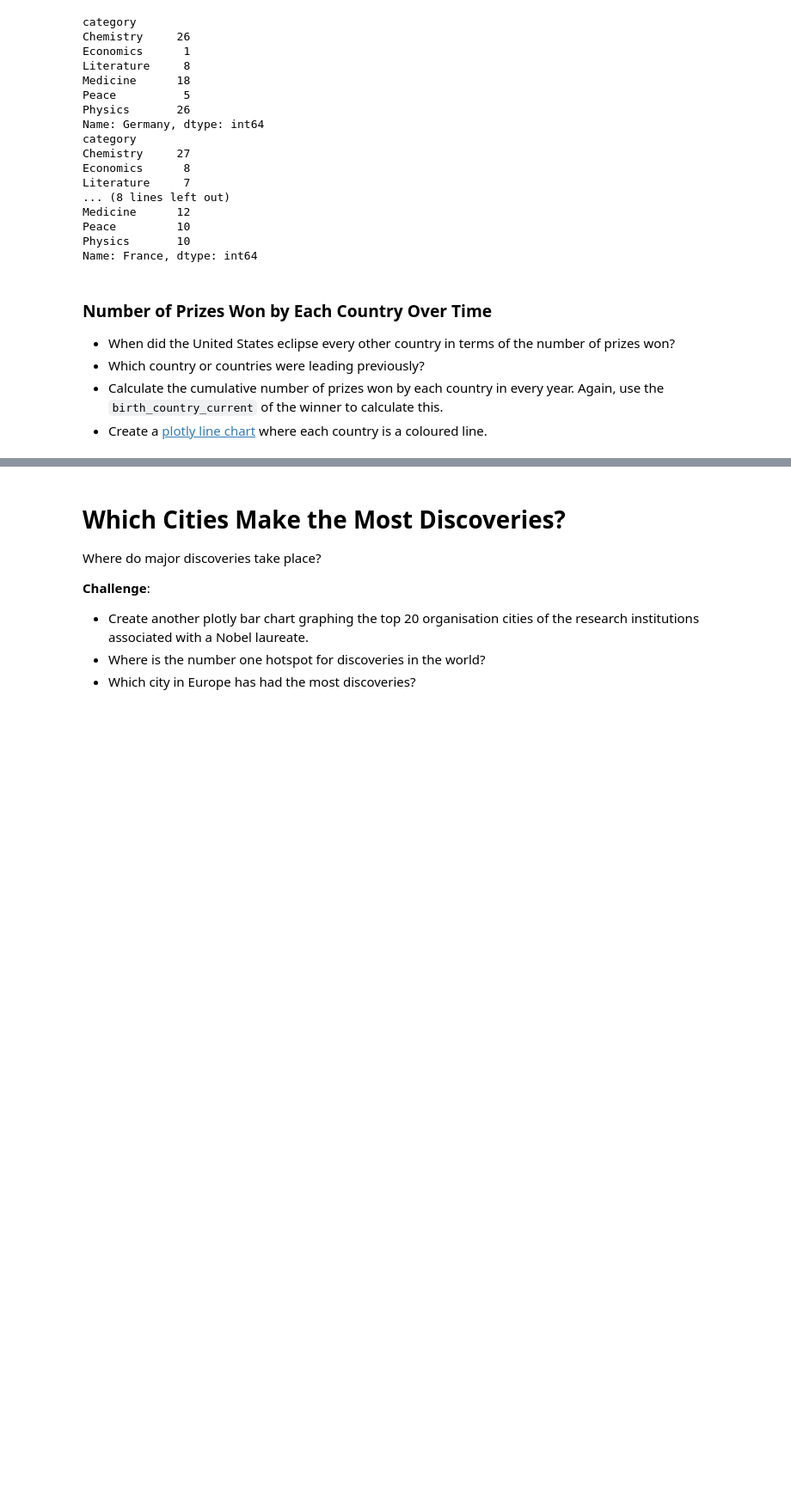
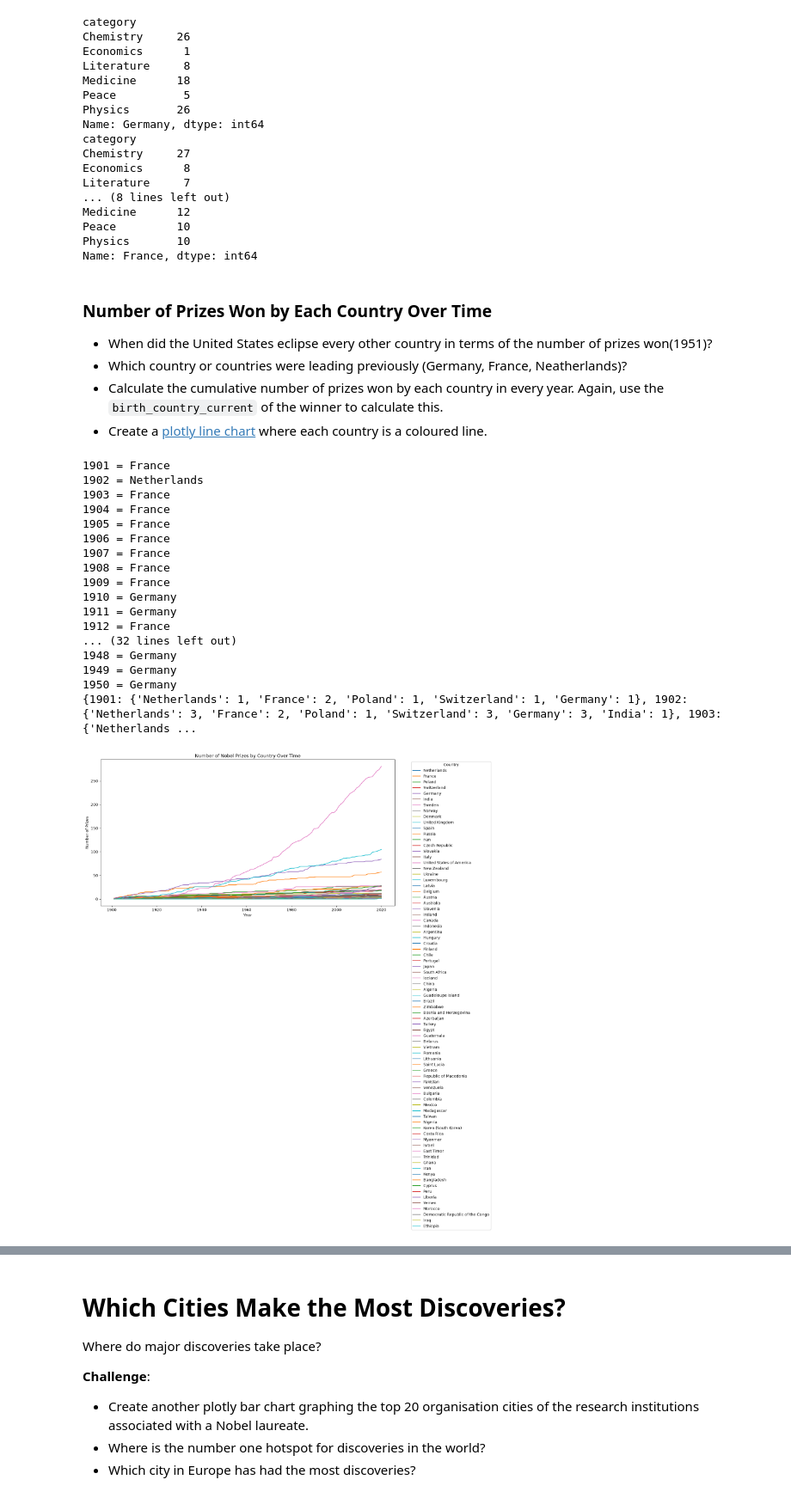
Before and after one commit to Aman88600/100-days-of-code, a Jupyter notebook: Day_79/Nobel+Prize+Analysis+Start/Nobel_Prize_Analysis_(start).ipynb, the cells around one changed output, grey strips where cells are left out. Shown at 86% size. Cells and saved outputs as stored; diff of their text form; code cells hidden in the pictures; blank space fills up the shorter version.

```diff
--- a/Day_79/Nobel+Prize+Analysis+Start/Nobel_Prize_Analysis_(start).ipynb
+++ b/Day_79/Nobel+Prize+Analysis+Start/Nobel_Prize_Analysis_(start).ipynb
@@ -815,7 +822,83 @@ Name: France, dtype: int64
 # %% [markdown]
 ### Number of Prizes Won by Each Country Over Time
 
-* When did the United States eclipse every other country in terms of the number of prizes won?
-* Which country or countries were leading previously?
+* When did the United States eclipse every other country in terms of the number of prizes won(1951)?
+* Which country or countries were leading previously (Germany, France, Neatherlands)?
 * Calculate the cumulative number of prizes won by each country in every year. Again, use the `birth_country_current` of the winner to calculate this.
 * Create a [plotly line chart](https://plotly.com/python/line-charts/) where each country is a coloured line.
+# %%
+from pprint import pprint
+# list of countries
+countries_and_prices = {}
+countries_and_dates = {}
+for country, date in zip(df_data["birth_country_current"], df_data["year"]):
+    if country in countries_and_prices:
+        countries_and_prices[country] += 1
+
+    else:
+        countries_and_prices[country] = 1
+    countries_and_dates[date] = countries_and_prices.copy()
+
+# for i in countries_and_dates:
+#     print(i)
+#     print(countries_and_dates[i])
+
+county_with_most_prices = ""
+county_with_most_prices_dict = {}
+most_prices = 0
+
+for i in countries_and_dates:
+    for j in countries_and_dates[i]:
+        # print(f"{j} = {countries_and_dates[i][j]}")
+        if countries_and_dates[i][j] > most_prices:
+            most_prices = countries_and_dates[i][j]
+            county_with_most_prices = j
+    county_with_most_prices_dict[i] = county_with_most_prices
+    most_prices = 0
+    county_with_most_prices = ""
+for year, country in county_with_most_prices_dict.items():
+    if year < 1951:
+        print(f"{year} = {country}")
+        #     sum_of_usa += countries_and_dates[i][j]
+        # else:
+        #     sum_of_all += countries_and_dates[i][j]
+    # sum_of_all_not_usa[i] = sum_of_all
+    # sum_of_usa_dict[i] = sum_of_usa
+    # sum_of_all = 0
+    # sum_of_usa = 0
+# print(sum_of_all_not_usa)
+print(countries_and_dates)
+
+# for i, j in zip(sum_of_usa_dict, sum_of_all_not_usa):
+#     if sum_of_usa_dict[i] > sum_of_all_not_usa[j]:
+#         print(i)
+
+country_prizes = pd.DataFrame(countries_and_dates).T.fillna(0)
+
+country_prizes.plot(figsize=(14, 7))
+
+plt.xlabel("Year")
+plt.ylabel("Number of Prizes")
+plt.title("Number of Nobel Prizes by Country Over Time")
+plt.legend(title="Country", bbox_to_anchor=(1.05, 1), loc="upper left")
+plt.tight_layout()
+plt.show()
+# %% [output]
+1901 = France
+1902 = Netherlands
+1903 = France
+1904 = France
+1905 = France
+1906 = France
+1907 = France
+1908 = France
+1909 = France
+1910 = Germany
+1911 = Germany
+1912 = France
+... (32 lines left out)
+1948 = Germany
+1949 = Germany
+1950 = Germany
+{1901: {'Netherlands': 1, 'France': 2, 'Poland': 1, 'Switzerland': 1, 'Germany': 1}, 1902: {'Netherlands': 3, 'France': 2, 'Poland': 1, 'Switzerland': 3, 'Germany': 3, 'India': 1}, 1903: {'Netherlands ...
+[figure, added]
```
Also changed, not shown: parts of 13 cells of this notebook.
